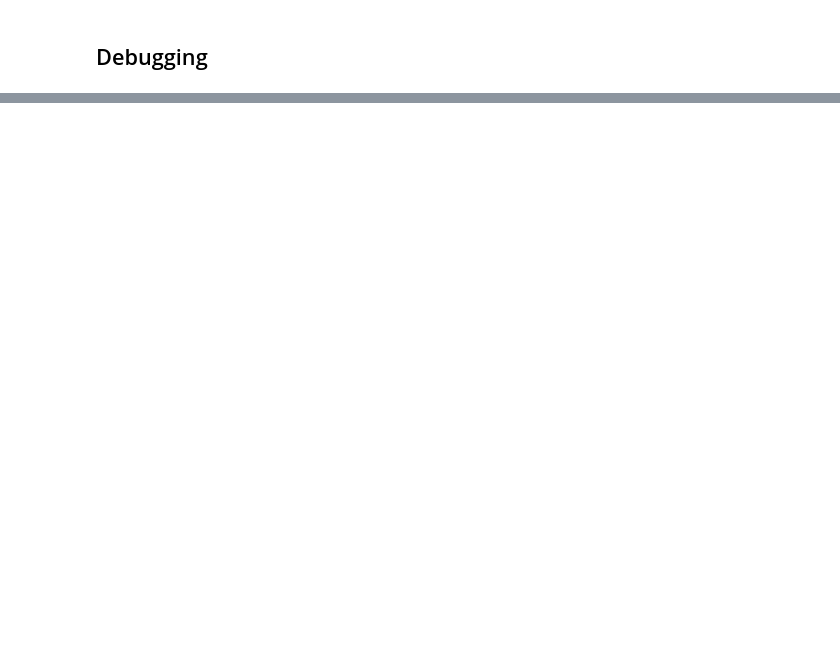
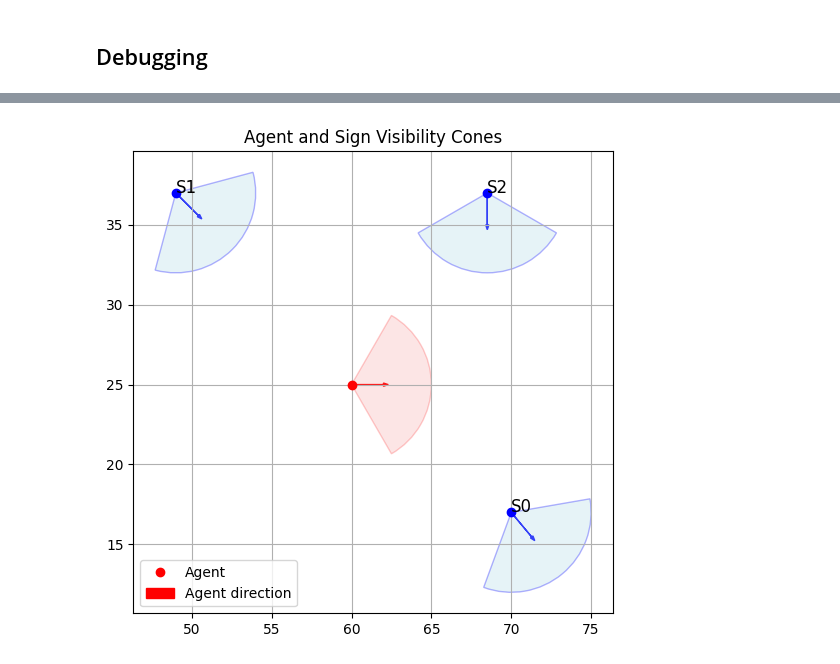
Before and after one commit to chraibi/hirai_tarui, a Jupyter notebook: run.ipynb, the cells around one changed output, grey strips where cells are left out. Saved outputs shown, nothing was run; the diff lists cells and outputs as text; code cells hidden in the pictures; blank space fills up the shorter version.

```diff
--- a/run.ipynb
+++ b/run.ipynb
@@ -241,0 +325,66 @@ plt.show()
+# %%
+import matplotlib.pyplot as plt
+import numpy as np
+
+# Sign positions (from centroids)
+sign_points = [np.array([70., 17.]), np.array([49., 37.]), np.array([68.5, 37. ])]
+sign_orientations = [np.array([80, 5])-np.array([70., 17.]), [1,-1], [0,-1]]
+
+# Agent position
+agent_pos = np.array([60, 25])
+agent_velocity = np.array([1, 0])
+
+# Vision parameters
+vision_radius = 5.0
+agent_fov_angle = np.pi * 2 / 3  # 120 degrees
+sign_fov_angle = np.pi * 2 / 3  # 120 degrees
+
+# Plot
+fig, ax = plt.subplots(figsize=(8, 6))
+ax.set_aspect('equal')
+
+# Agent
+ax.plot(*agent_pos, 'ro', label='Agent')
+ax.arrow(*agent_pos, *(agent_velocity * 2), head_width=0.2, color='red', label='Agent direction')
+
+
+sign_points = [np.array([70., 17.]), np.array([49., 37.]), np.array([68.5, 37. ])]
+sign_orientations = [np.array([80, 5])-np.array([70., 17.]), [1,-1], [0,-1]]
+# Plot signs and their cones
+for i, (pos, orient) in enumerate(zip(sign_points, sign_orientations)):
+    # Normalize orientation
+    orient = orient / np.linalg.norm(orient)
+
+    # Sign point and direction
+    ax.plot(*pos, 'bo')
+    ax.arrow(*pos, *(orient * 2), head_width=0.2, color='blue')
+
+    # Draw vision wedge for each sign
+    angle_deg = np.degrees(np.arctan2(orient[1], orient[0]))
+    wedge = plt.matplotlib.patches.Wedge(
+        pos, vision_radius,
+        theta1=angle_deg - np.degrees(sign_fov_angle) / 2,
+        theta2=angle_deg + np.degrees(sign_fov_angle) / 2,
+        facecolor='lightblue', alpha=0.3, edgecolor='blue'
+    )
+    ax.add_patch(wedge)
+    ax.text(pos[0], pos[1], f"S{i}", fontsize=12)
+
+# Draw agent field of view as wedge
+agent_angle_deg = np.degrees(np.arctan2(agent_velocity[1], agent_velocity[0]))
+agent_wedge = plt.matplotlib.patches.Wedge(
+    agent_pos, vision_radius,
+    theta1=agent_angle_deg - np.degrees(agent_fov_angle) / 2,
+    theta2=agent_angle_deg + np.degrees(agent_fov_angle) / 2,
+    facecolor='lightcoral', alpha=0.2, edgecolor='red'
+)
+ax.add_patch(agent_wedge)
+
+#ax.set_xlim(-2, 10)
+#ax.set_ylim(-3, 8)
+ax.set_title("Agent and Sign Visibility Cones")
+ax.grid(True)
+ax.legend()
+plt.show()
+# %% [output]
+[figure, added]
```
Also changed, not shown: parts of 10 cells of this notebook.
